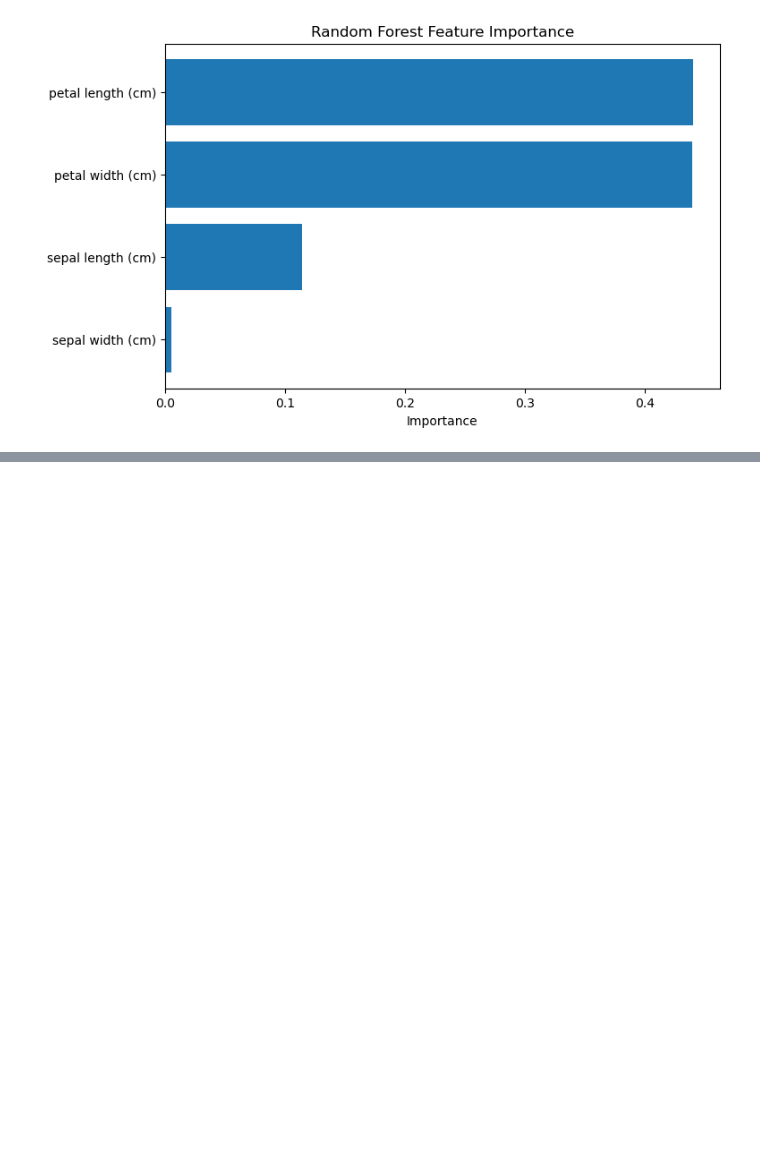
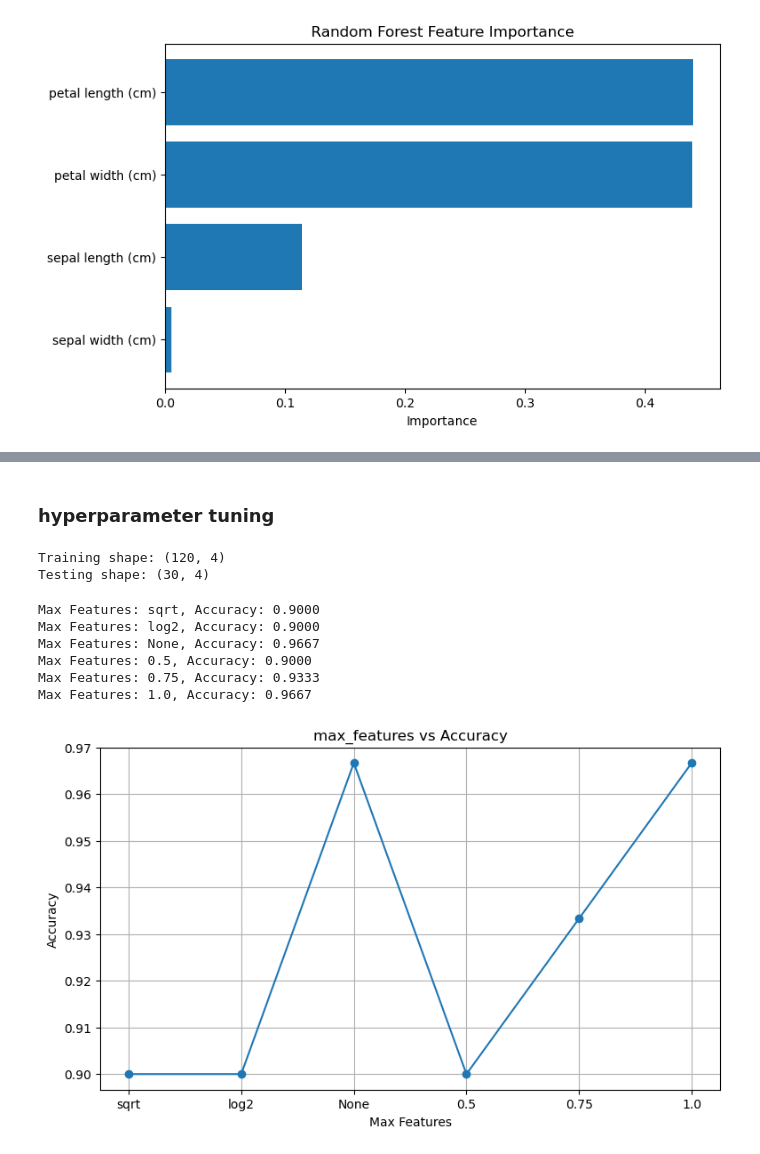
Before and after one commit to Imteyaz-428/MachineLearning, a Jupyter notebook: random forest.ipynb, the cells around one changed output, grey strips where cells are left out. Cells and saved outputs as stored; diff of their text form; code cells hidden in the pictures; blank space fills up the shorter version.

```diff
--- a/random forest.ipynb
+++ b/random forest.ipynb
@@ -87,0 +429,79 @@ weighted avg       0.97      0.97      0.97        30
+# %% [markdown]
+### hyperparameter tuning
+# %%
+# Random Forest Hyperparameter Tuning
+# Load the Iris dataset and prepare training and testing data.
+
+import numpy as np
+import pandas as pd
+import matplotlib.pyplot as plt
+
+from sklearn.datasets import load_iris
+from sklearn.model_selection import train_test_split
+from sklearn.ensemble import RandomForestClassifier
+from sklearn.metrics import accuracy_score, classification_report
+
+iris = load_iris()
+
+X = iris.data
+y = iris.target
+
+X_train, X_test, y_train, y_test = train_test_split(
+    X, y,
+    test_size=0.2,
+    random_state=42,
+    stratify=y
+)
+
+print("Training shape:", X_train.shape)
+print("Testing shape:", X_test.shape)
+# %% [output]
+Training shape: (120, 4)
+Testing shape: (30, 4)
+# %%
+# Tune max_features in Random Forest
+# Compare feature-selection strategies and their test accuracy.
+
+feature_values = ["sqrt", "log2", None, 0.5, 0.75, 1.0]
+
+results = []
+
+for feature in feature_values:
+
+    model = RandomForestClassifier(
+        n_estimators=100,
+        max_features=feature,
+        random_state=42,
+        n_jobs=-1
+    )
+
+    model.fit(X_train, y_train)
+
+    y_pred = model.predict(X_test)
+
+    accuracy = accuracy_score(y_test, y_pred)
+
+    results.append(accuracy)
+
+    print(f"Max Features: {feature}, Accuracy: {accuracy:.4f}")
+
+plt.figure(figsize=(9, 5))
+plt.plot(
+    [str(x) for x in feature_values],
+    results,
+    marker="o"
+)
+
+plt.xlabel("Max Features")
+plt.ylabel("Accuracy")
+plt.title("max_features vs Accuracy")
+plt.grid(True)
+plt.show()
+# %% [output]
+Max Features: sqrt, Accuracy: 0.9000
+Max Features: log2, Accuracy: 0.9000
+Max Features: None, Accuracy: 0.9667
+Max Features: 0.5, Accuracy: 0.9000
+Max Features: 0.75, Accuracy: 0.9333
+Max Features: 1.0, Accuracy: 0.9667
+[figure, added]
```
Also changed, not shown: parts of 10 cells of this notebook, 2 other files.
